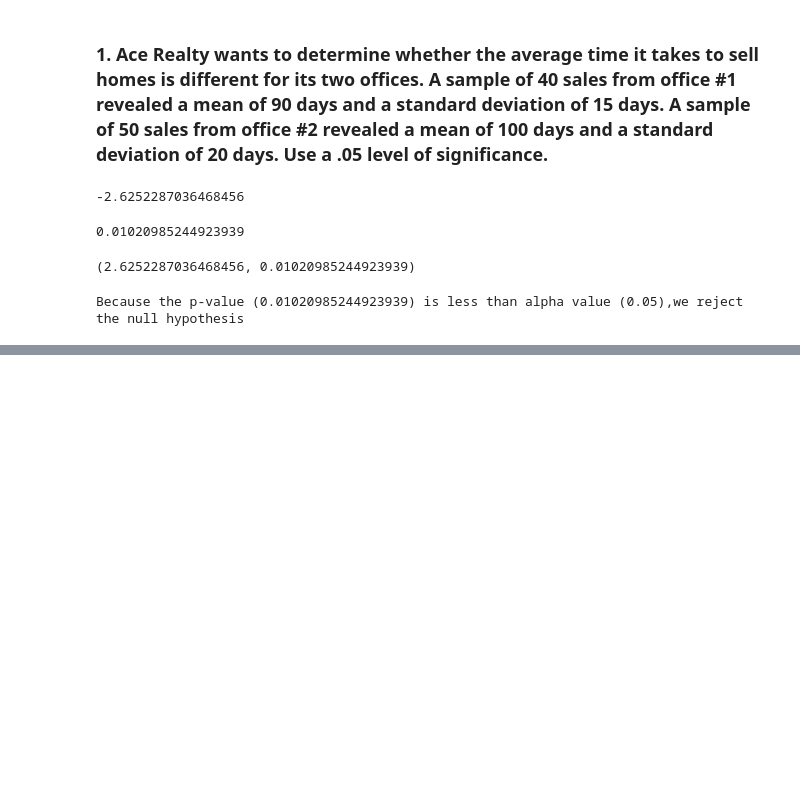
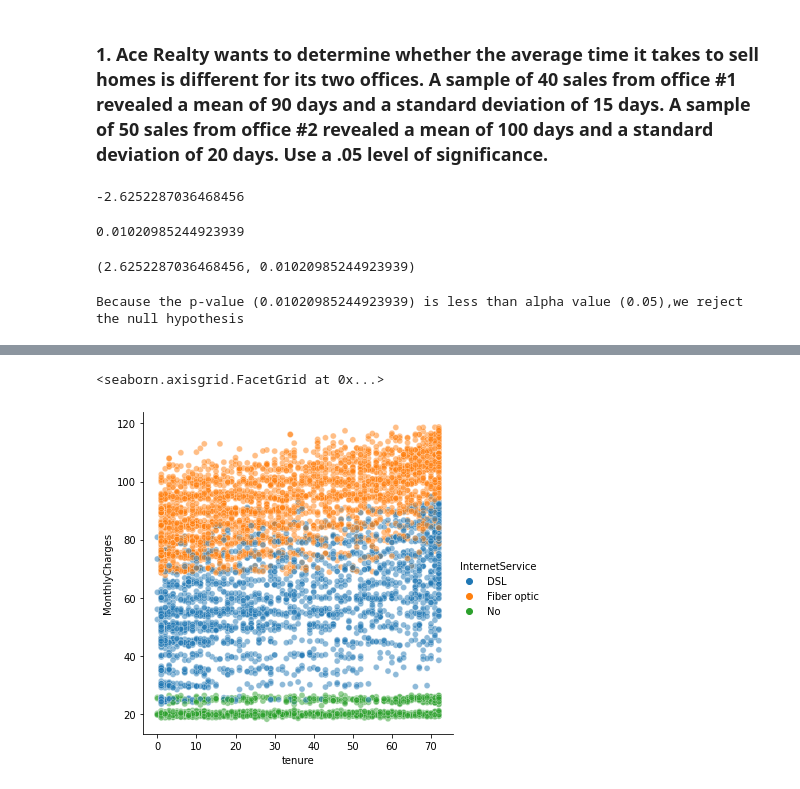
Before and after one commit to Alexia-Garces/statistics_exercises, a Jupyter notebook: hypothesis_testing.ipynb, the cells around one changed output, grey strips where cells are left out. Saved outputs shown, nothing was run; the diff lists cells and outputs as text; code cells hidden in the pictures; blank space fills up the shorter version.

```diff
--- a/hypothesis_testing.ipynb
+++ b/hypothesis_testing.ipynb
@@ -73,0 +84,2 @@ Because the p-value (0.01020985244923939) is less than alpha value (0.05),we rej
+# %%
+telco = pd.read_csv("Cust_Churn_Telco.csv")
@@ -73,0 +96,6 @@ Because the p-value (0.01020985244923939) is less than alpha value (0.05),we rej
+# %%
+sns.relplot(x=telco["tenure"], y=telco["MonthlyCharges"], hue=telco["InternetService"],
+            sizes=(40, 400), alpha=.5, data=telco)
+# %% [output]
+<seaborn.axisgrid.FacetGrid at 0x...>
+[figure, added]
```
Also changed, not shown: parts of 9 cells of this notebook.
